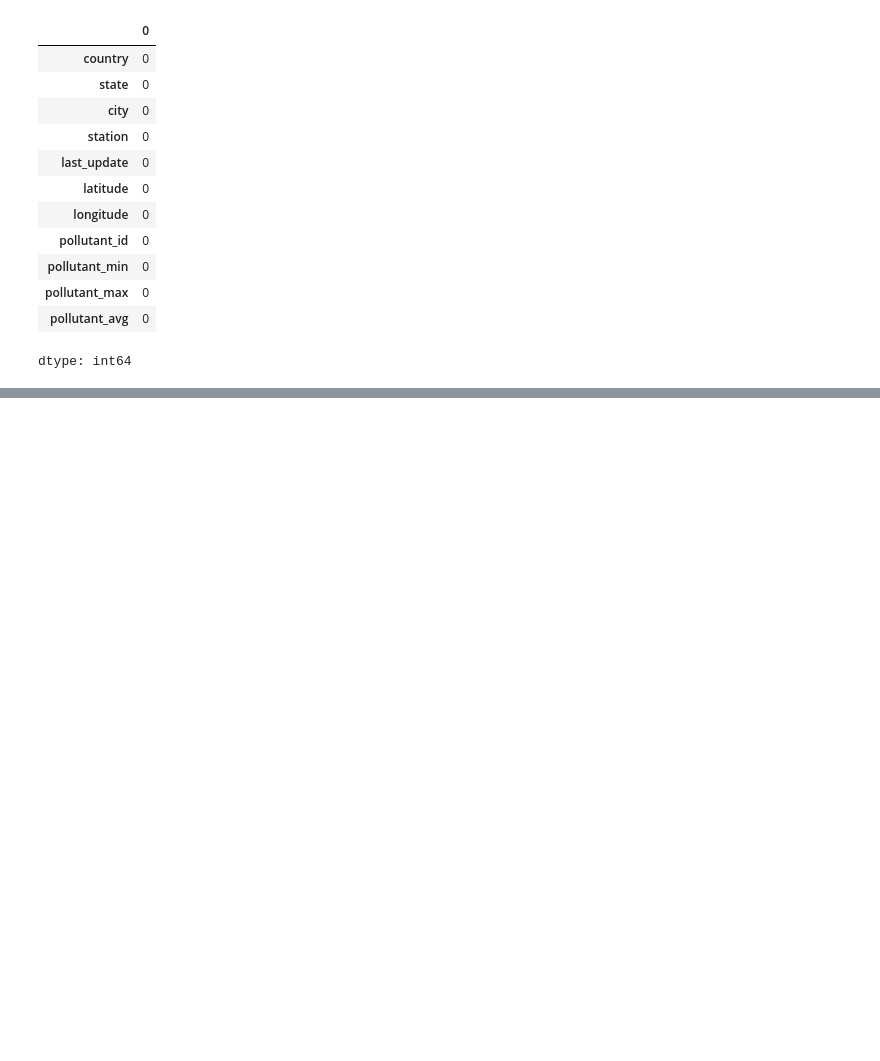
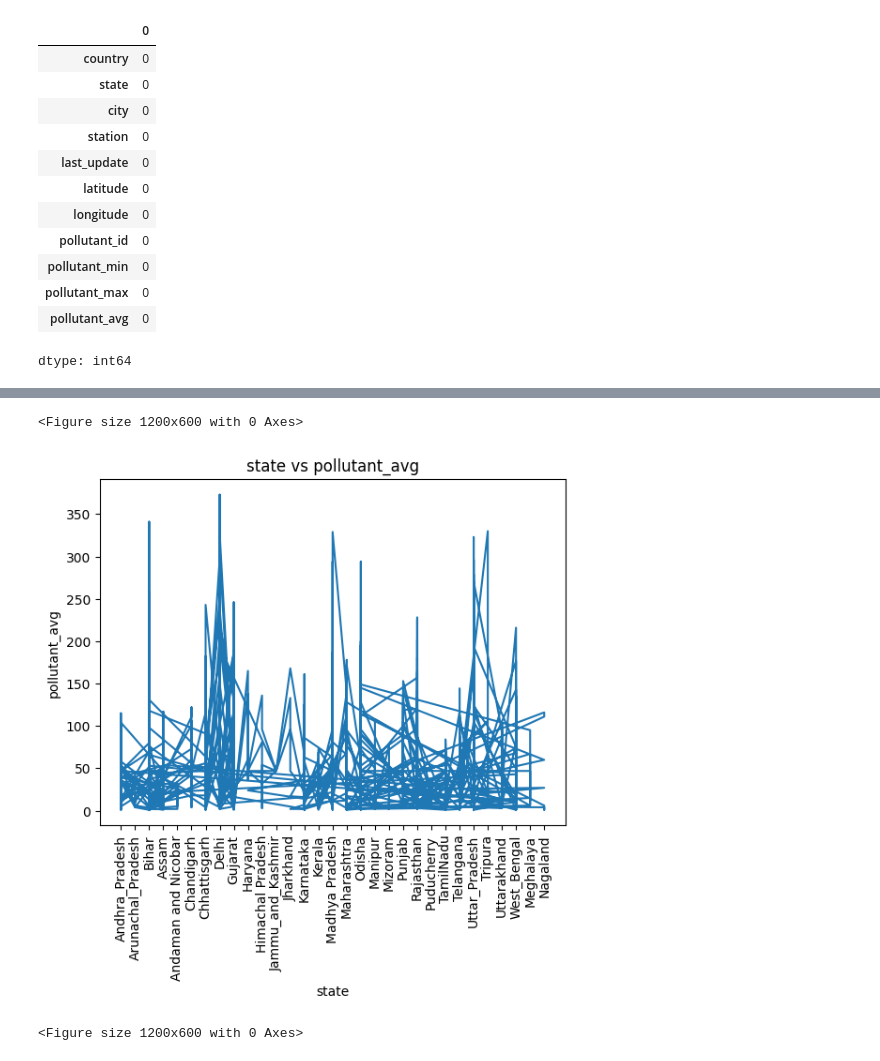
Before and after one commit to vineethreddy56/air_quality_index, a Jupyter notebook: air_quality_index.ipynb, the cells around one changed output, grey strips where cells are left out. Saved outputs shown, nothing was run; the diff lists cells and outputs as text; code cells hidden in the pictures; blank space fills up the shorter version.

```diff
--- a/air_quality_index.ipynb
+++ b/air_quality_index.ipynb
@@ -137,0 +130,11 @@ dtype: int64
+# %%
+plt.plot(air_quality_data['state'],air_quality_data['pollutant_avg'])
+plt.xlabel("state")
+plt.ylabel("pollutant_avg")
+plt.xticks(rotation=90)
+plt.title('state vs pollutant_avg')
+plt.figure(figsize=(12,6))
+# %% [output]
+<Figure size 1200x600 with 0 Axes>
+[figure, added]
+<Figure size 1200x600 with 0 Axes>
```
Also changed, not shown: parts of 6 cells of this notebook.
